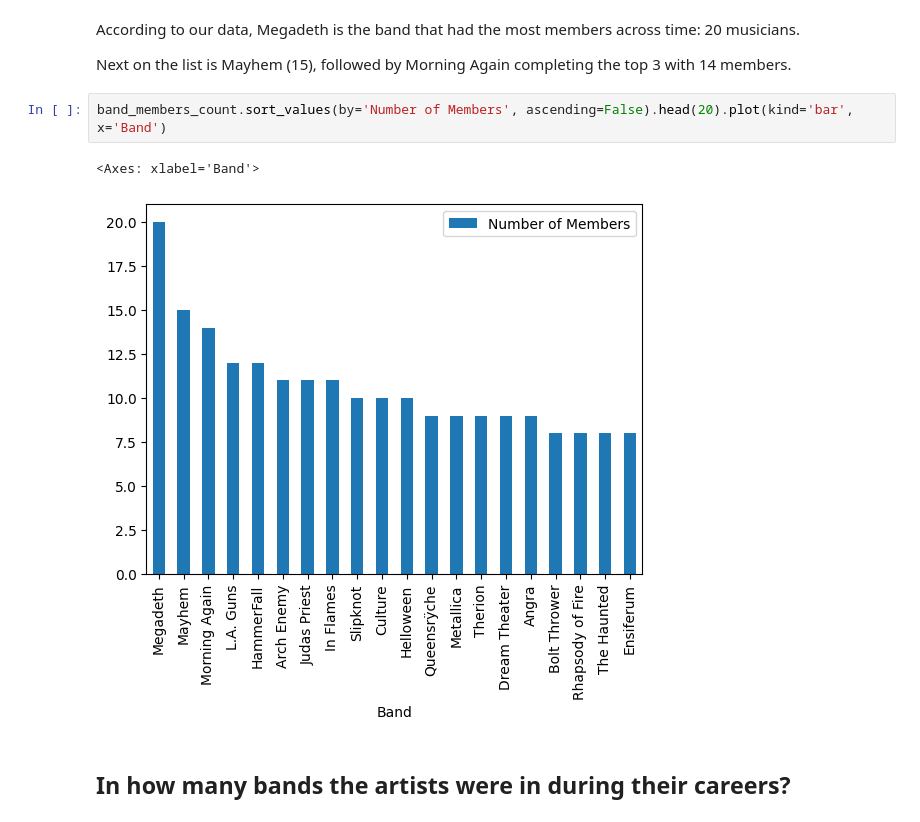
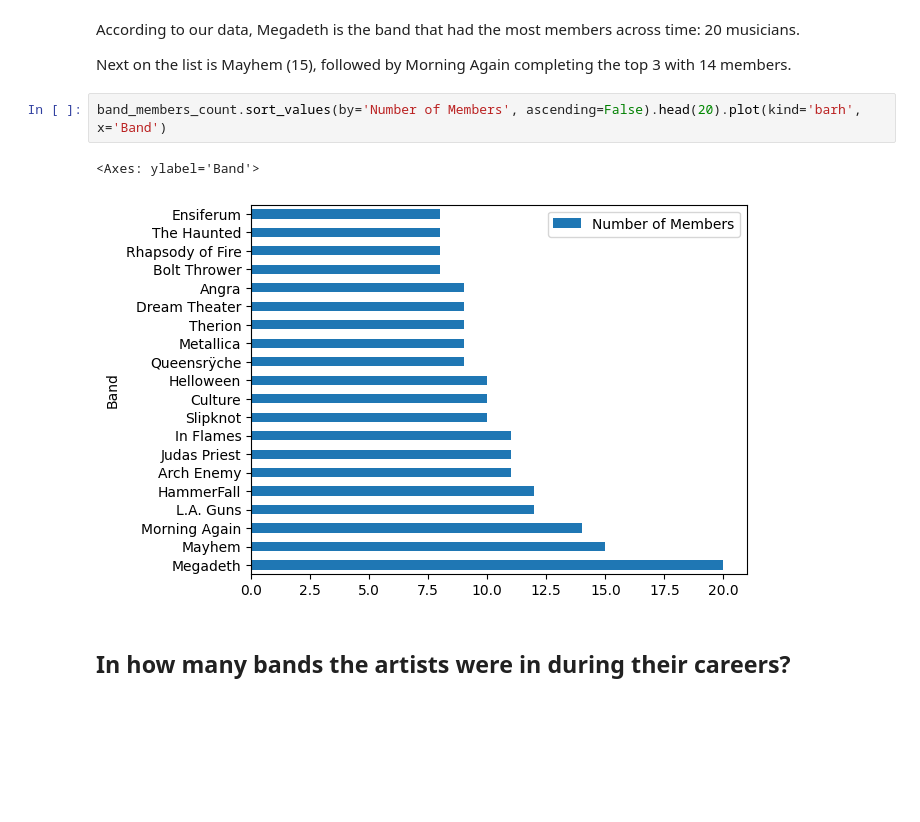
Before and after one commit to marinadelatorre/MetalExplorer, a Jupyter notebook: analyze_members.ipynb, the cells around one changed output. Cells and saved outputs as stored; diff of their text form; blank space fills up the shorter version.

```diff
--- a/analyze_members.ipynb
+++ b/analyze_members.ipynb
@@ -67,10 +67,10 @@ According to our data, Megadeth is the band that had the most members across tim
 
 Next on the list is Mayhem (15), followed by Morning Again completing the top 3 with 14 members.
 # %%
-band_members_count.sort_values(by='Number of Members', ascending=False).head(20).plot(kind='bar', x='Band')
+band_members_count.sort_values(by='Number of Members', ascending=False).head(20).plot(kind='barh', x='Band')
 # %% [output]
-<Axes: xlabel='Band'>
+<Axes: ylabel='Band'>
-[figure, old version]
+[figure, new version]
 # %% [markdown]
 ## In how many bands the artists were in during their careers?
 # %% [markdown]
```
Also changed, not shown: parts of 2 cells of this notebook.
